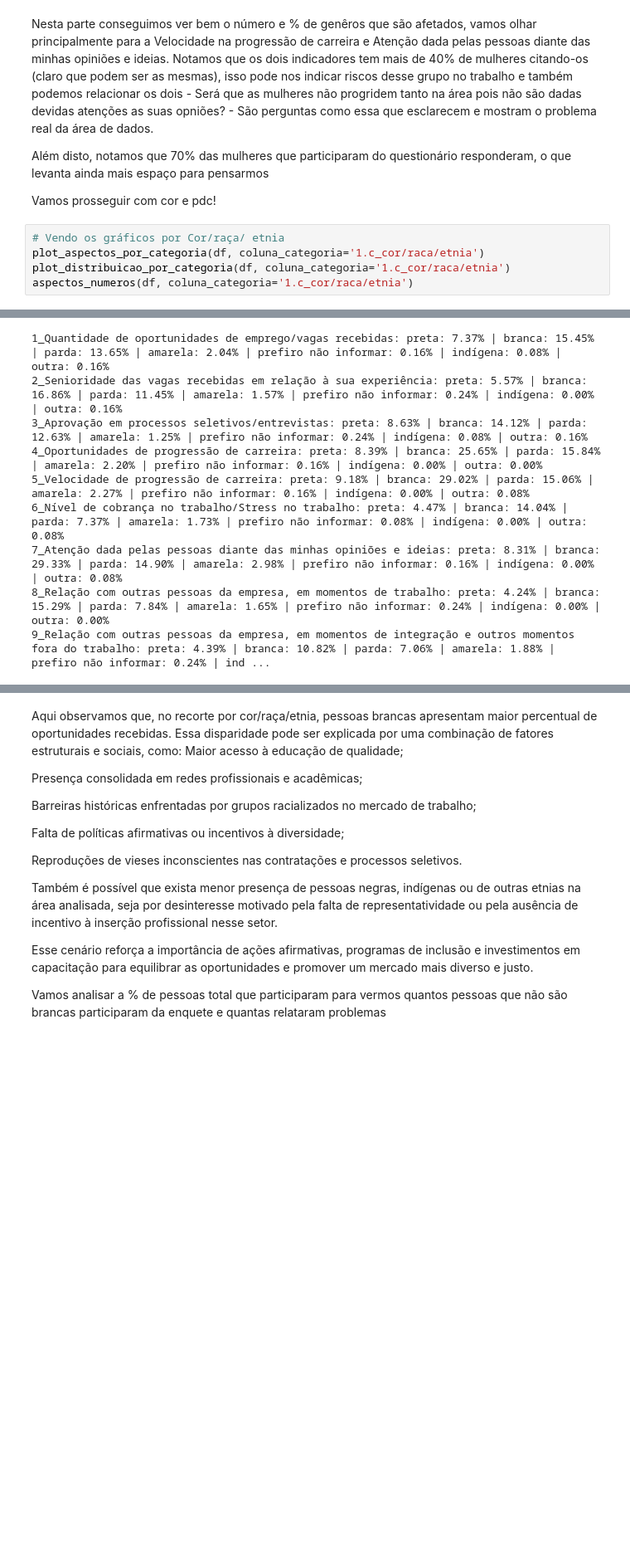
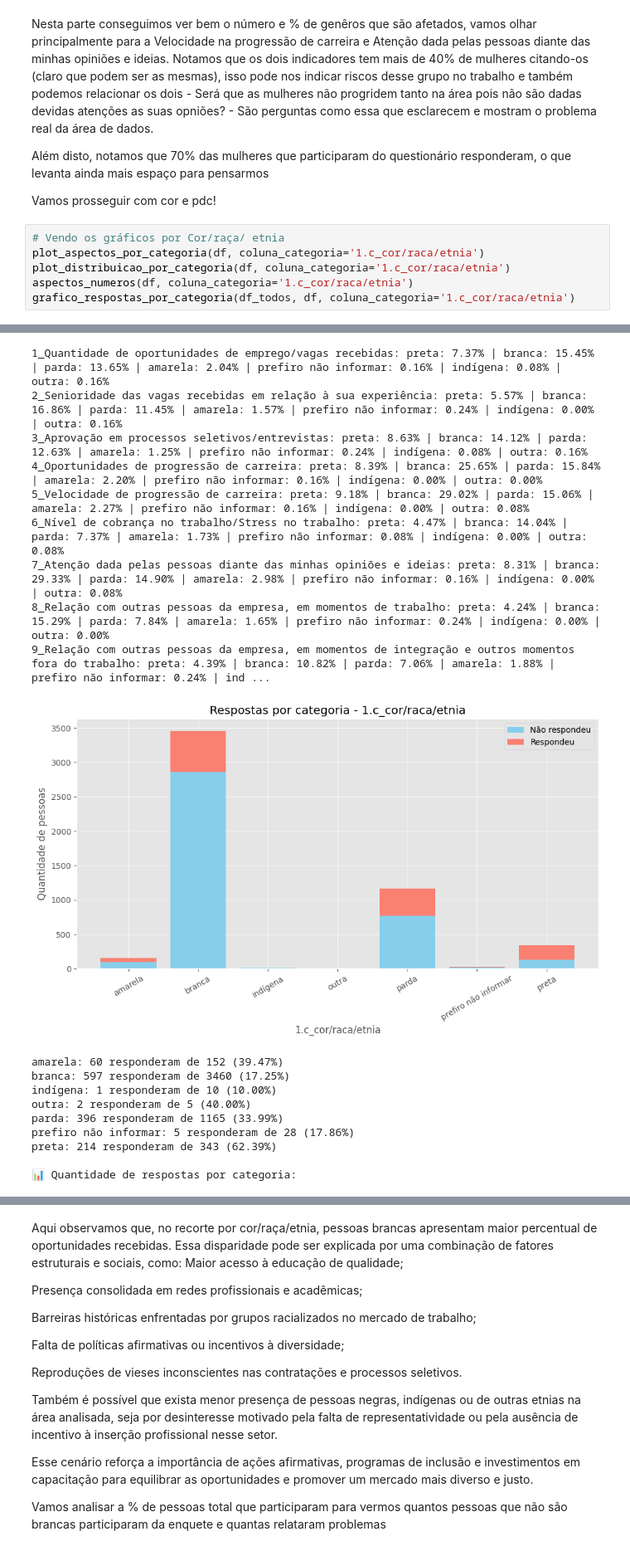
Before and after one commit to rodriguesgui/DC-Data-Glow-Up, a Jupyter notebook: src/main.ipynb, the cells around one changed output, grey strips where cells are left out. Shown at 83% size. Saved outputs shown, nothing was run; the diff lists cells and outputs as text; blank space fills up the shorter version.

```diff
--- a/src/main.ipynb
+++ b/src/main.ipynb
@@ -887,17 +885,28 @@ Vamos prosseguir com cor e pdc!
 # %%
 # Vendo os gráficos por Cor/raça/ etnia
 plot_aspectos_por_categoria(df, coluna_categoria='1.c_cor/raca/etnia')
 plot_distribuicao_por_categoria(df, coluna_categoria='1.c_cor/raca/etnia')
 aspectos_numeros(df, coluna_categoria='1.c_cor/raca/etnia')
+grafico_respostas_por_categoria(df_todos, df, coluna_categoria='1.c_cor/raca/etnia')
 # %% [output]
 [figure]
 [figure]
 1_Quantidade de oportunidades de emprego/vagas recebidas: preta: 7.37% | branca: 15.45% | parda: 13.65% | amarela: 2.04% | prefiro não informar: 0.16% | indígena: 0.08% | outra: 0.16%
 2_Senioridade das vagas recebidas em relação à sua experiência: preta: 5.57% | branca: 16.86% | parda: 11.45% | amarela: 1.57% | prefiro não informar: 0.24% | indígena: 0.00% | outra: 0.16%
 3_Aprovação em processos seletivos/entrevistas: preta: 8.63% | branca: 14.12% | parda: 12.63% | amarela: 1.25% | prefiro não informar: 0.24% | indígena: 0.08% | outra: 0.16%
 4_Oportunidades de progressão de carreira: preta: 8.39% | branca: 25.65% | parda: 15.84% | amarela: 2.20% | prefiro não informar: 0.16% | indígena: 0.00% | outra: 0.00%
 5_Velocidade de progressão de carreira: preta: 9.18% | branca: 29.02% | parda: 15.06% | amarela: 2.27% | prefiro não informar: 0.16% | indígena: 0.00% | outra: 0.08%
 6_Nível de cobrança no trabalho/Stress no trabalho: preta: 4.47% | branca: 14.04% | parda: 7.37% | amarela: 1.73% | prefiro não informar: 0.08% | indígena: 0.00% | outra: 0.08%
 7_Atenção dada pelas pessoas diante das minhas opiniões e ideias: preta: 8.31% | branca: 29.33% | parda: 14.90% | amarela: 2.98% | prefiro não informar: 0.16% | indígena: 0.00% | outra: 0.08%
 8_Relação com outras pessoas da empresa, em momentos de trabalho: preta: 4.24% | branca: 15.29% | parda: 7.84% | amarela: 1.65% | prefiro não informar: 0.24% | indígena: 0.00% | outra: 0.00%
 9_Relação com outras pessoas da empresa, em momentos de integração e outros momentos fora do trabalho: preta: 4.39% | branca: 10.82% | parda: 7.06% | amarela: 1.88% | prefiro não informar: 0.24% | ind ...
+[figure, added]
+amarela: 60 responderam de 152 (39.47%)
+branca: 597 responderam de 3460 (17.25%)
+indígena: 1 responderam de 10 (10.00%)
+outra: 2 responderam de 5 (40.00%)
+parda: 396 responderam de 1165 (33.99%)
+prefiro não informar: 5 responderam de 28 (17.86%)
+preta: 214 responderam de 343 (62.39%)
+
+📊 Quantidade de respostas por categoria:
```
Also changed, not shown: parts of 8 cells of this notebook.
